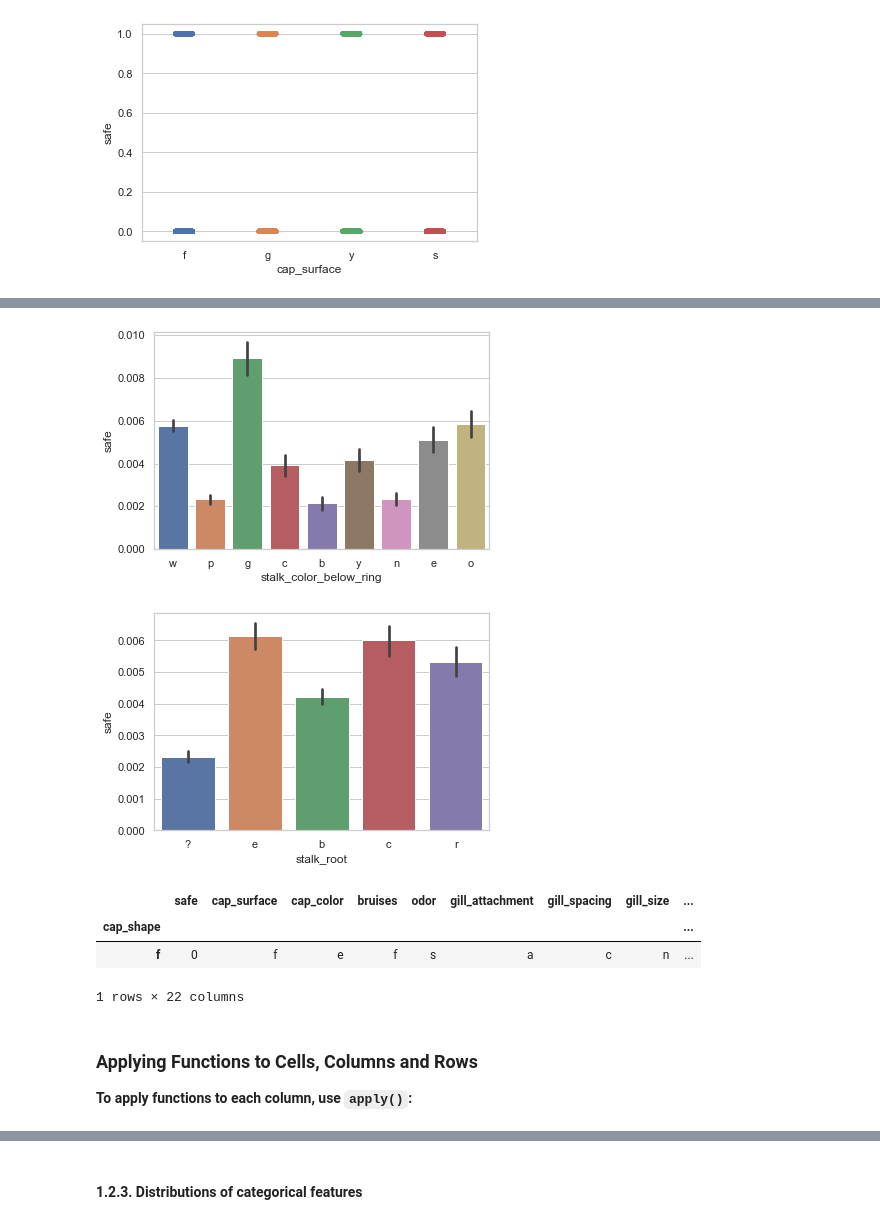
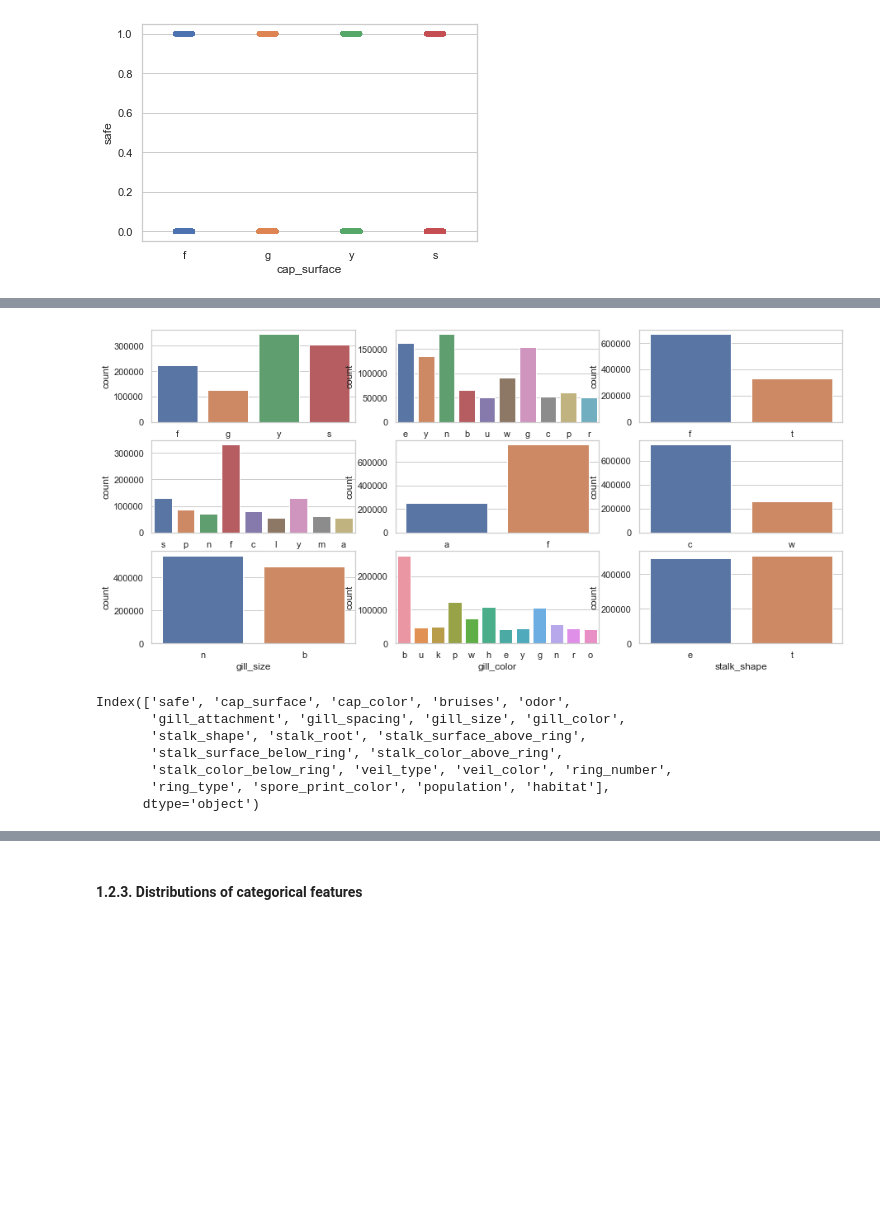
Before and after one commit to data-scince-explorer/data_vs_wild, a Jupyter notebook: data_vs_wild.ipynb, the cells around one changed output, grey strips where cells are left out. Cells and saved outputs as stored; diff of their text form; code cells hidden in the pictures; blank space fills up the shorter version.

```diff
--- a/data_vs_wild.ipynb
+++ b/data_vs_wild.ipynb
@@ -338,3 +335,0 @@ If we need the first or the last line of the data frame, we can use the `df[:1]`
-# %%
-sns.set_theme(style="whitegrid")
-ax = sns.barplot(x="cap_surface", y="safe", data=mushroom_df)
@@ -343,22 +336,26 @@ ax = sns.barplot(x="cap_surface", y="safe", data=mushroom_df)
-# %%
-sns.set_theme(style="whitegrid")
-ax = sns.barplot(x="stalk_color_below_ring", y="safe", data=mushroom_df)
-# %% [output]
-[figure, removed]
-# %%
-sns.set_theme(style="whitegrid")
-ax = sns.barplot(x="stalk_root", y="safe", data=mushroom_df)
-# %% [output]
-[figure, removed]
+# %%
+_, axes = plt.subplots(nrows=3, ncols=3, figsize=(15, 7))
+
+sns.countplot(x='cap_surface', data=mushroom_df, ax=axes[0][0]);
+sns.countplot(x='cap_color', data=mushroom_df, ax=axes[0][1]);
+sns.countplot(x='bruises', data=mushroom_df, ax=axes[0][2]);
+
+sns.countplot(x='odor', data=mushroom_df, ax=axes[1][0]);
+sns.countplot(x='gill_attachment', data=mushroom_df, ax=axes[1][1]);
+sns.countplot(x='gill_spacing', data=mushroom_df, ax=axes[1][2]);
+
+sns.countplot(x='gill_size', data=mushroom_df, ax=axes[2][0]);
+sns.countplot(x='gill_color', data=mushroom_df, ax=axes[2][1]);
+sns.countplot(x='stalk_shape', data=mushroom_df, ax=axes[2][2]);
+# %% [output]
+[figure, added]
 # %%
-mushroom_df[:1]
+mushroom_df.columns
 # %% [output]
-|  | safe | cap_surface | cap_color | bruises | odor | gill_attachment | gill_spacing | gill_size | ... |
-| cap_shape |  |  |  |  |  |  |  |  | ... |
-| f | 0 | f | e | f | s | a | c | n | ... |
-1 rows × 22 columns
+Index(['safe', 'cap_surface', 'cap_color', 'bruises', 'odor',
+       'gill_attachment', 'gill_spacing', 'gill_size', 'gill_color',
+       'stalk_shape', 'stalk_root', 'stalk_surface_above_ring',
+       'stalk_surface_below_ring', 'stalk_color_above_ring',
+       'stalk_color_below_ring', 'veil_type', 'veil_color', 'ring_number',
+       'ring_type', 'spore_print_color', 'population', 'habitat'],
+      dtype='object')
-# %% [markdown]
-
-### Applying Functions to Cells, Columns and Rows
-
-**To apply functions to each column, use `apply()`:**
```
Also changed, not shown: parts of 70 cells of this notebook.
